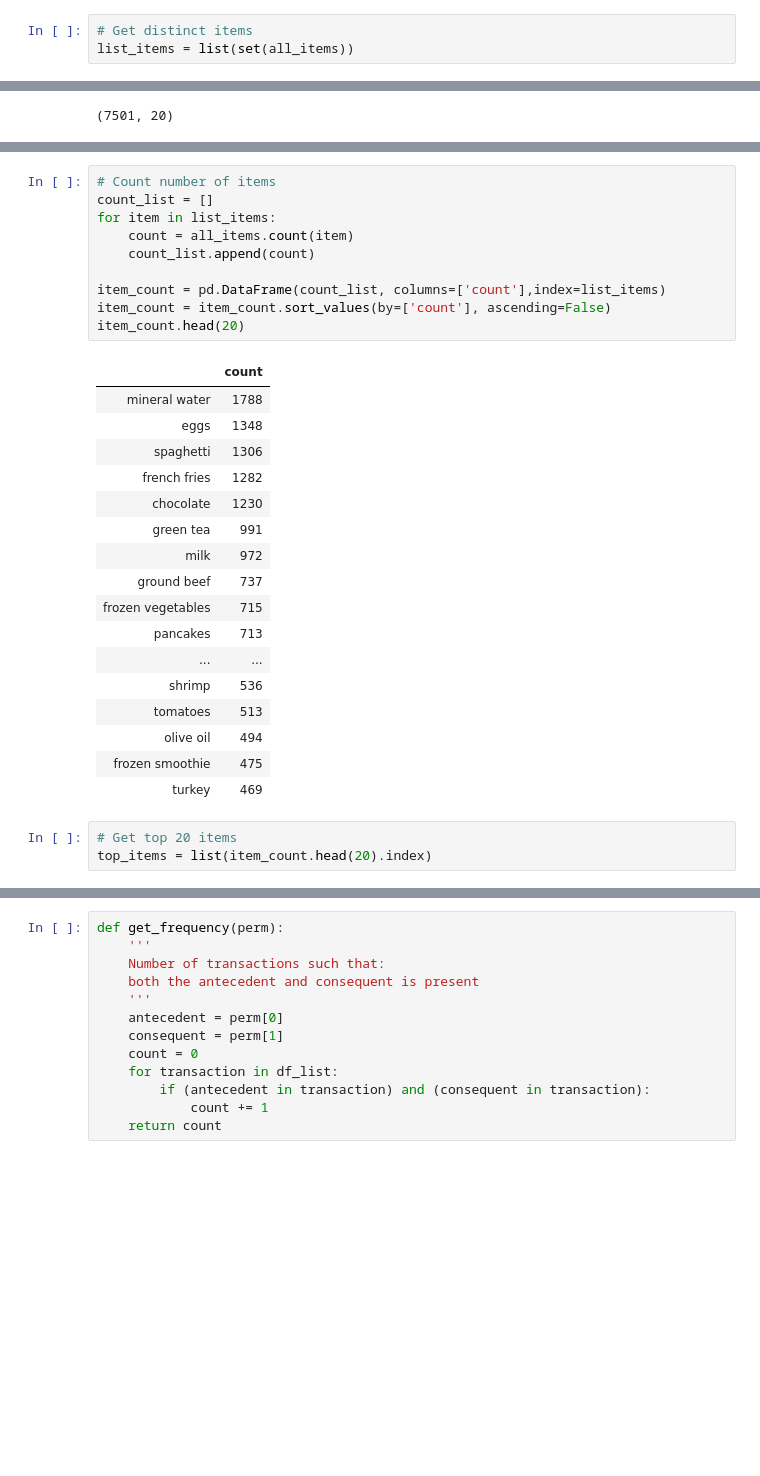
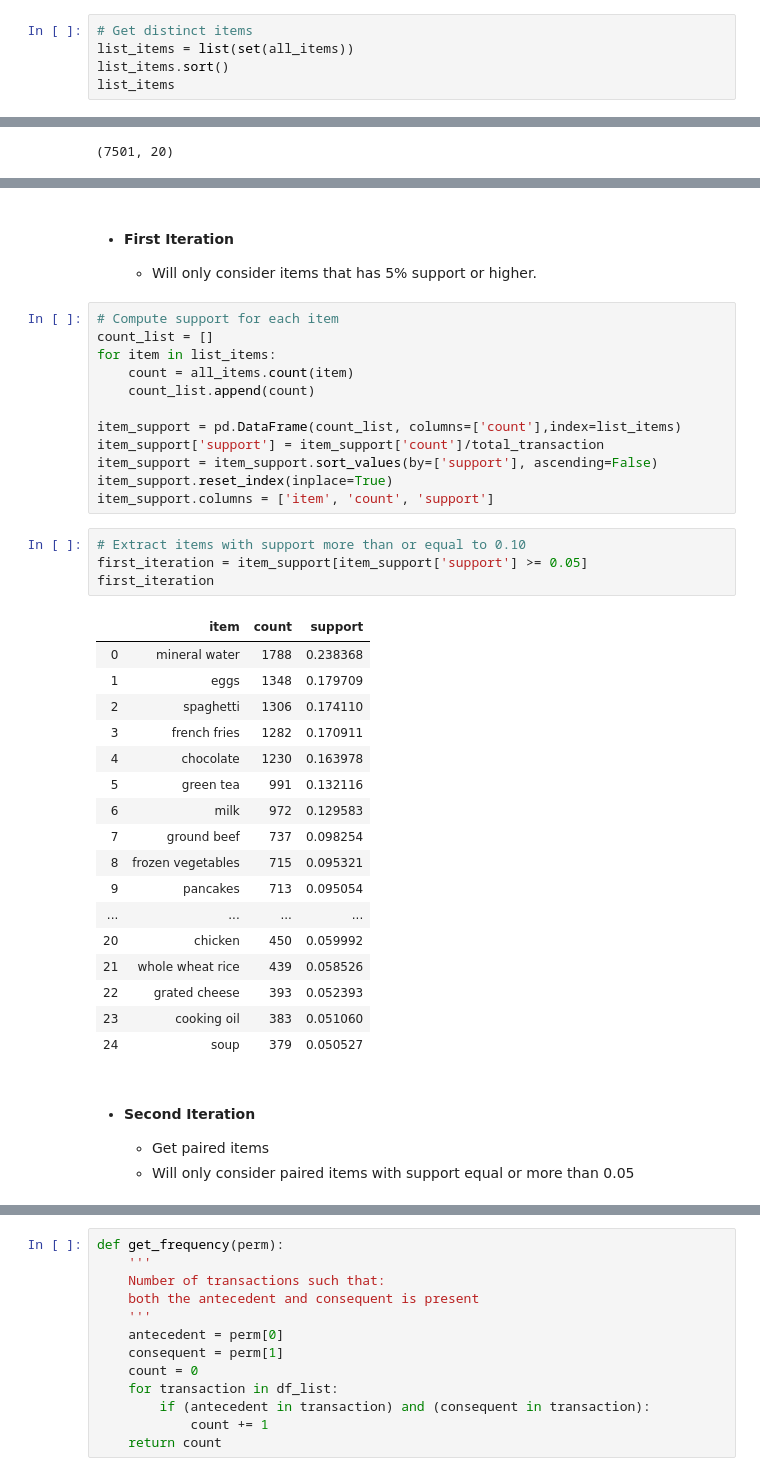
Before and after one commit to sherry0812/market-basket-analysis, a Jupyter notebook: marketbasket.ipynb, the cells around one changed output, grey strips where cells are left out. Drawn from its saved outputs; the diff is of its cells as text; blank space fills up the shorter version.

```diff
--- a/marketbasket.ipynb
+++ b/marketbasket.ipynb
@@ -36,3 +52,5 @@ for transaction in df_list:
 # %%
 # Get distinct items
 list_items = list(set(all_items))
+list_items.sort()
+list_items
@@ -52,31 +113,41 @@ total_transaction
+# %% [markdown]
+- #### First Iteration
+    - Will only consider items that has 5% support or higher.
 # %%
-# Count number of items
+# Compute support for each item
 count_list = []
 for item in list_items:
     count = all_items.count(item)
     count_list.append(count)
 
-item_count = pd.DataFrame(count_list, columns=['count'],index=list_items)
-item_count = item_count.sort_values(by=['count'], ascending=False)
-item_count.head(20)
+item_support = pd.DataFrame(count_list, columns=['count'],index=list_items)
+item_support['support'] = item_support['count']/total_transaction
+item_support = item_support.sort_values(by=['support'], ascending=False)
+item_support.reset_index(inplace=True)
+item_support.columns = ['item', 'count', 'support']
-# %% [output]
-|  | count |
-| mineral water | 1788 |
-| eggs | 1348 |
-| spaghetti | 1306 |
-| french fries | 1282 |
-| chocolate | 1230 |
-| green tea | 991 |
-| milk | 972 |
-| ground beef | 737 |
-| frozen vegetables | 715 |
-| pancakes | 713 |
-| ... | ... |
-| shrimp | 536 |
-| tomatoes | 513 |
-| olive oil | 494 |
-| frozen smoothie | 475 |
-| turkey | 469 |
-# %%
-# Get top 20 items
-top_items = list(item_count.head(20).index)
+# %%
+# Extract items with support more than or equal to 0.10
+first_iteration = item_support[item_support['support'] >= 0.05]
+first_iteration
+# %% [output]
+|  | item | count | support |
+| 0 | mineral water | 1788 | 0.238368 |
+| 1 | eggs | 1348 | 0.179709 |
+| 2 | spaghetti | 1306 | 0.174110 |
+| 3 | french fries | 1282 | 0.170911 |
+| 4 | chocolate | 1230 | 0.163978 |
+| 5 | green tea | 991 | 0.132116 |
+| 6 | milk | 972 | 0.129583 |
+| 7 | ground beef | 737 | 0.098254 |
+| 8 | frozen vegetables | 715 | 0.095321 |
+| 9 | pancakes | 713 | 0.095054 |
+| ... | ... | ... | ... |
+| 20 | chicken | 450 | 0.059992 |
+| 21 | whole wheat rice | 439 | 0.058526 |
+| 22 | grated cheese | 393 | 0.052393 |
+| 23 | cooking oil | 383 | 0.051060 |
+| 24 | soup | 379 | 0.050527 |
+# %% [markdown]
+- #### Second Iteration
+    - Get paired items
+    - Will only consider paired items with support equal or more than 0.05
```
Also changed, not shown: parts of 27 cells of this notebook.
